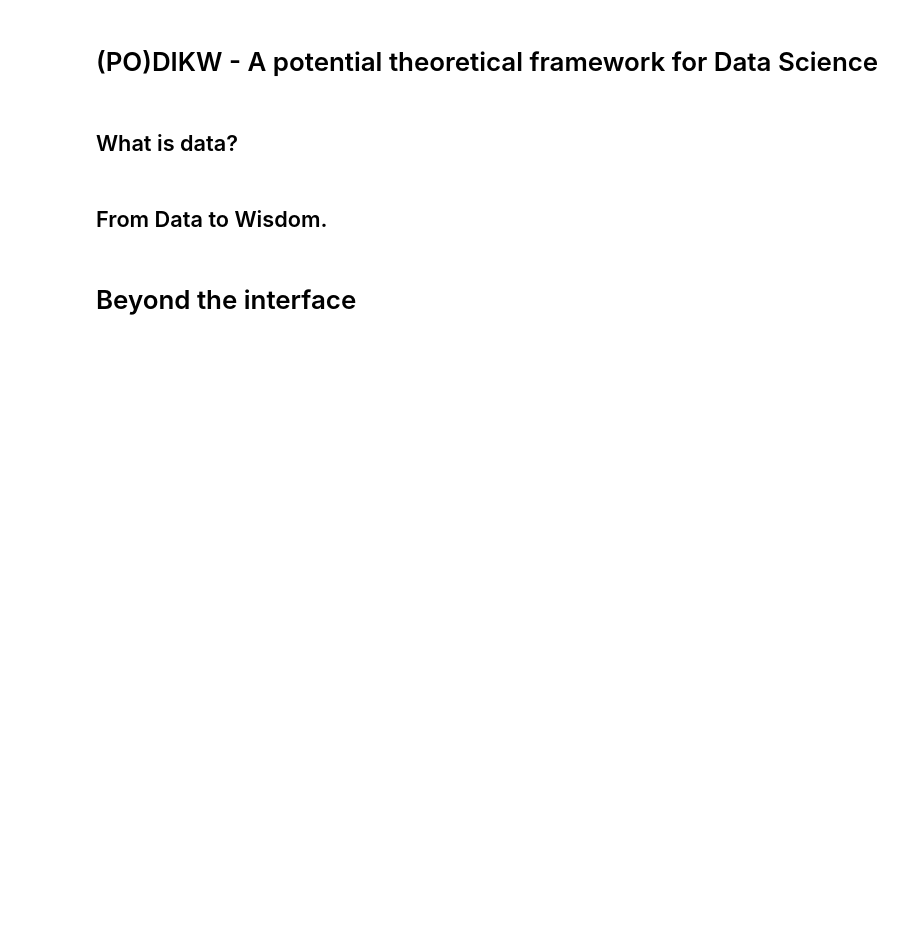
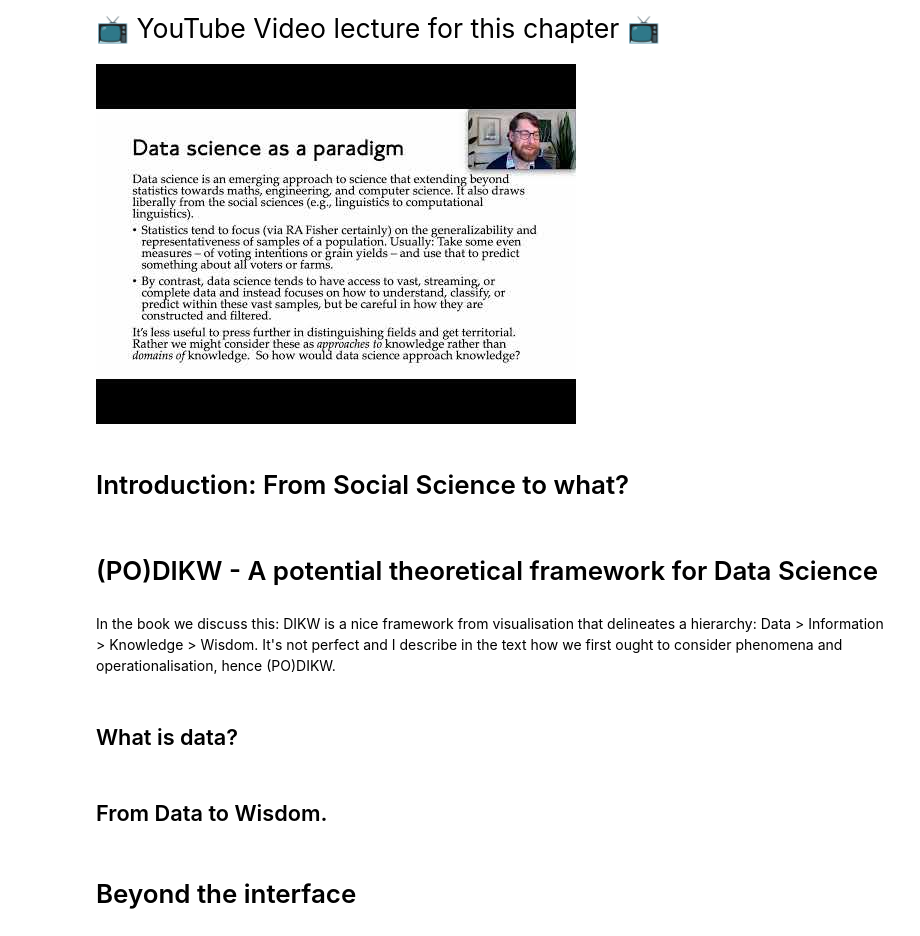
Before and after one commit to berniehogan/fsstds, a Jupyter notebook: chapters/Ch.01.Introduction.ipynb, the cells around one changed output. Cells and saved outputs as stored; diff of their text form; code cells hidden in the pictures; blank space fills up the shorter version.

```diff
--- a/chapters/Ch.01.Introduction.ipynb
+++ b/chapters/Ch.01.Introduction.ipynb
@@ -16,8 +19,20 @@ All code for the book and derivative code on the book's repository is released o
 
 
 [![Binder](https://mybinder.org/badge.svg)](https://mybinder.org/v2/gh/berniehogan/fsstds/main?filepath=chapters%2FCh.01.Introduction.ipynb)[![Colab](https://colab.research.google.com/assets/colab-badge.svg)](https://colab.research.google.com/github/berniehogan/fsstds/blob/main/chapters/Ch.01.Introduction.ipynb)
+# %% [markdown]
+<span style="font-size: 20pt;">📺 YouTube Video lecture for this chapter 📺</span>
+# %%
+from IPython.display import YouTubeVideo
+
+YouTubeVideo('3SFpWNCPOi4')
+# %% [output]
+[figure, added]
+# %% [markdown]
+# Introduction: From Social Science to what?
 # %% [markdown]
 # (PO)DIKW - A potential theoretical framework for Data Science
+# %% [markdown]
+In the book we discuss this: DIKW is a nice framework from visualisation that delineates a hierarchy: Data > Information > Knowledge > Wisdom. It's not perfect and I describe in the text how we first ought to consider phenomena and operationalisation, hence (PO)DIKW.
 # %% [markdown]
 ## What is data?
 # %% [markdown]
```
Also changed, not shown: parts of 8 cells of this notebook, 16 other files.
